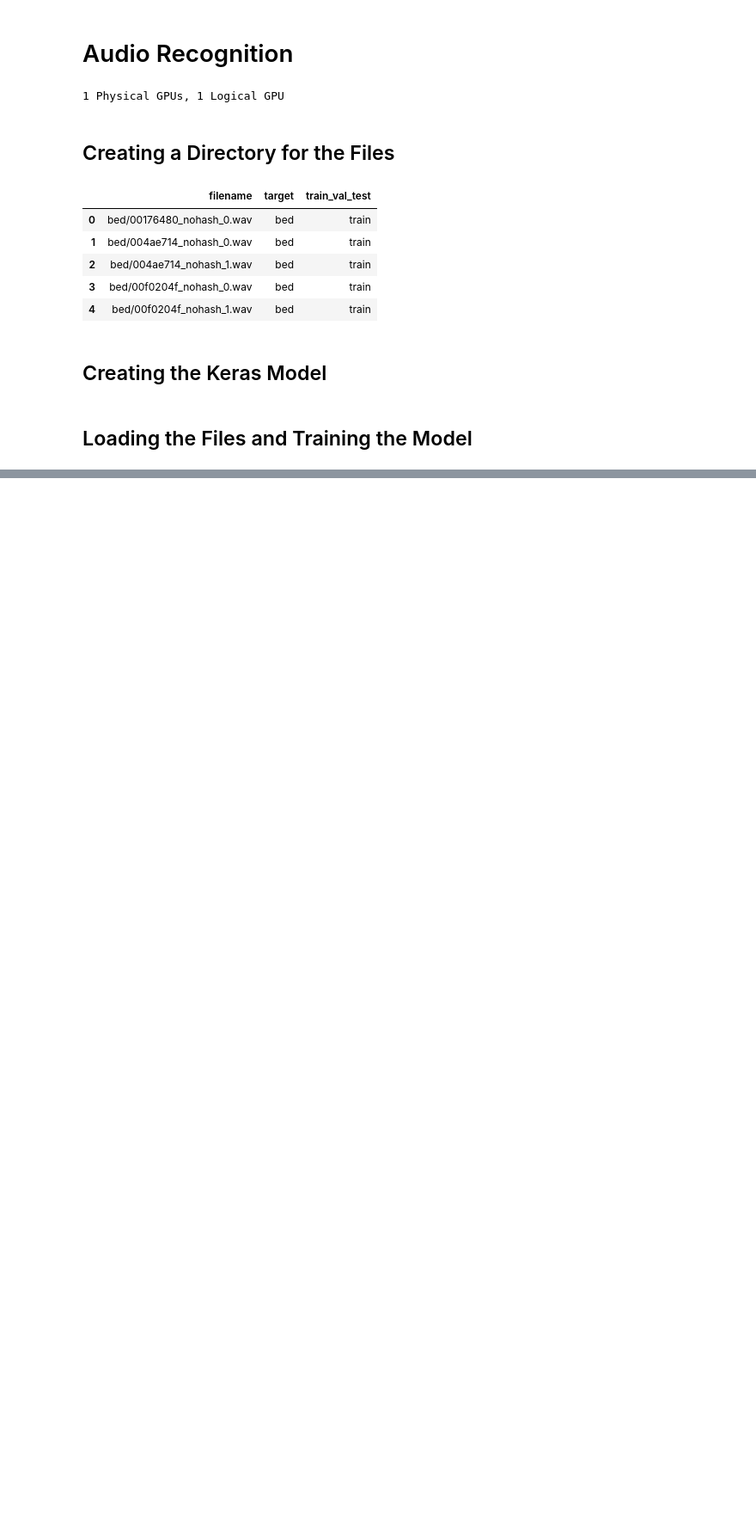
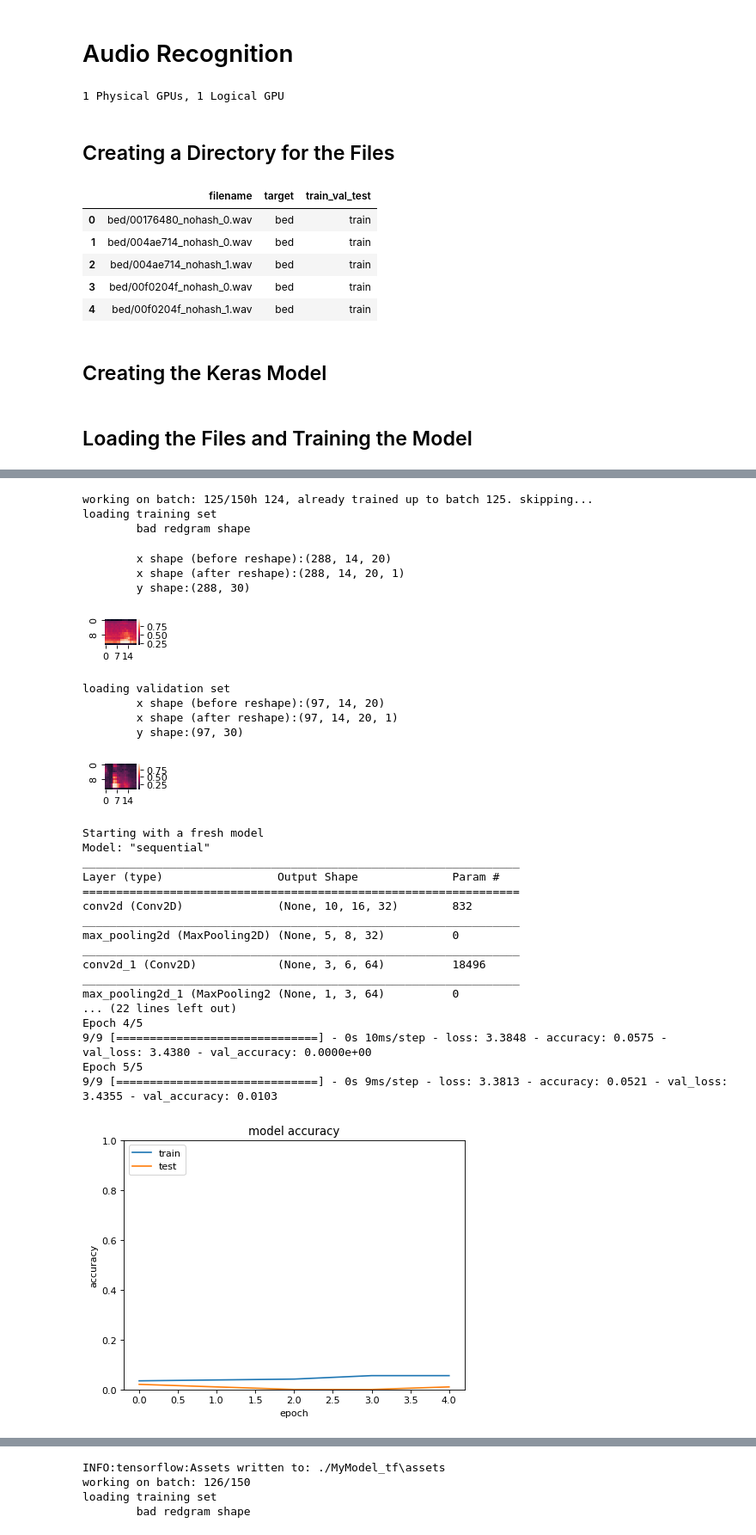
Before and after one commit to rlew631/SpeechRecognition, a Jupyter notebook: model_train_and_test.ipynb, the cells around one changed output, grey strips where cells are left out. Shown at 86% size. Cells and saved outputs as stored; diff of their text form; code cells hidden in the pictures; blank space fills up the shorter version.

```diff
--- a/model_train_and_test.ipynb
+++ b/model_train_and_test.ipynb
@@ -277,0 +289,71 @@ c3 = EarlyStopping(monitor='val_loss',
+# %%
+batch_count = 1 # using a counter since enumerate doesn't work on skf.split
+total_splits = 150
+skf = StratifiedKFold(n_splits=total_splits, shuffle=True, random_state=42)
+for train_index, test_index in skf.split(X_master, y_master):
+    if batch_count < 125:
+        print(f'currently looking at batch {batch_count}, already trained up to batch 125. skipping...', end='\r')
+        batch_count += 1
+        continue
+    print(f'working on batch: {batch_count}/{total_splits}')
+    rs = ShuffleSplit(n_splits=1, test_size=.25, random_state=42)
+    X, y = X_master[test_index], y_master[test_index]
+    for train_index2, test_index2 in rs.split(X):
+        X_train, X_val = X[train_index2], X[test_index2]
+        y_train, y_val = y[train_index2], y[test_index2]
+        # Split is done, X=filename, y=target
+        X_train, y_train = train_val_load(X_train, y_train, num_classes, train_or_val = 'train')
+        X_val, y_val = train_val_load(X_val, y_val, num_classes, train_or_val = 'val')
+
+        try:
+            loaded_model = tf.keras.models.load_model('./MyModel_tf')
+            print("Loading an existing model")
+#             history = loaded_model.fit(X_train, y_train, batch_size=16, epochs=50, callbacks=[c1,c2,c3], verbose=1, validation_data=(X_val, y_val))
+            history = loaded_model.fit(X_train, y_train, batch_size=32, epochs=5, verbose=1, validation_data=(X_val, y_val))
+            plot_results(history)
+            loaded_model.save('./MyModel_tf',save_format='tf')
+        except:
+            print("Starting with a fresh model")
+            model = new_keras(input_shape=(
+                                    X_train.shape[1],
+                                    X_train.shape[2],1))
+#             history = model.fit(X_train, y_train, batch_size=16, epochs=30, callbacks=[c1,c2,c3], verbose=1, validation_data=(X_val, y_val))
+            history = model.fit(X_train, y_train, batch_size=32, epochs=5, verbose=1, validation_data=(X_val, y_val))
+            # Just deleted the callbacks from the previous line, try running again in the morning,
+            # Also maybe make another branch called development and quit pushing all this garbage.....
+            plot_results(history)
+            model.save('./MyModel_tf',save_format='tf')
+            model=[]
+        X_train, y_train, X_val, y_val = [],[],[],[]
+    batch_count += 1
+# %% [output]
+working on batch: 125/150h 124, already trained up to batch 125. skipping...
+loading training set
+        bad redgram shape
+        x shape (before reshape):(288, 14, 20)
+        x shape (after reshape):(288, 14, 20, 1)
+        y shape:(288, 30)
+[figure, added]
+loading validation set
+        x shape (before reshape):(97, 14, 20)
+        x shape (after reshape):(97, 14, 20, 1)
+        y shape:(97, 30)
+[figure, added]
+Starting with a fresh model
+Model: "sequential"
+_________________________________________________________________
+Layer (type)                 Output Shape              Param #
+=================================================================
+conv2d (Conv2D)              (None, 10, 16, 32)        832
+_________________________________________________________________
+max_pooling2d (MaxPooling2D) (None, 5, 8, 32)          0
+_________________________________________________________________
+conv2d_1 (Conv2D)            (None, 3, 6, 64)          18496
+_________________________________________________________________
+max_pooling2d_1 (MaxPooling2 (None, 1, 3, 64)          0
+... (22 lines left out)
+Epoch 4/5
+9/9 [==============================] - 0s 10ms/step - loss: 3.3848 - accuracy: 0.0575 - val_loss: 3.4380 - val_accuracy: 0.0000e+00
+Epoch 5/5
+9/9 [==============================] - 0s 9ms/step - loss: 3.3813 - accuracy: 0.0521 - val_loss: 3.4355 - val_accuracy: 0.0103
+[figure, added]
@@ -277,0 +361,4 @@ c3 = EarlyStopping(monitor='val_loss',
+INFO:tensorflow:Assets written to: ./MyModel_tf\assets
+working on batch: 126/150
+loading training set
+        bad redgram shape
```
Also changed, not shown: parts of 8 cells of this notebook, 3 other files.
